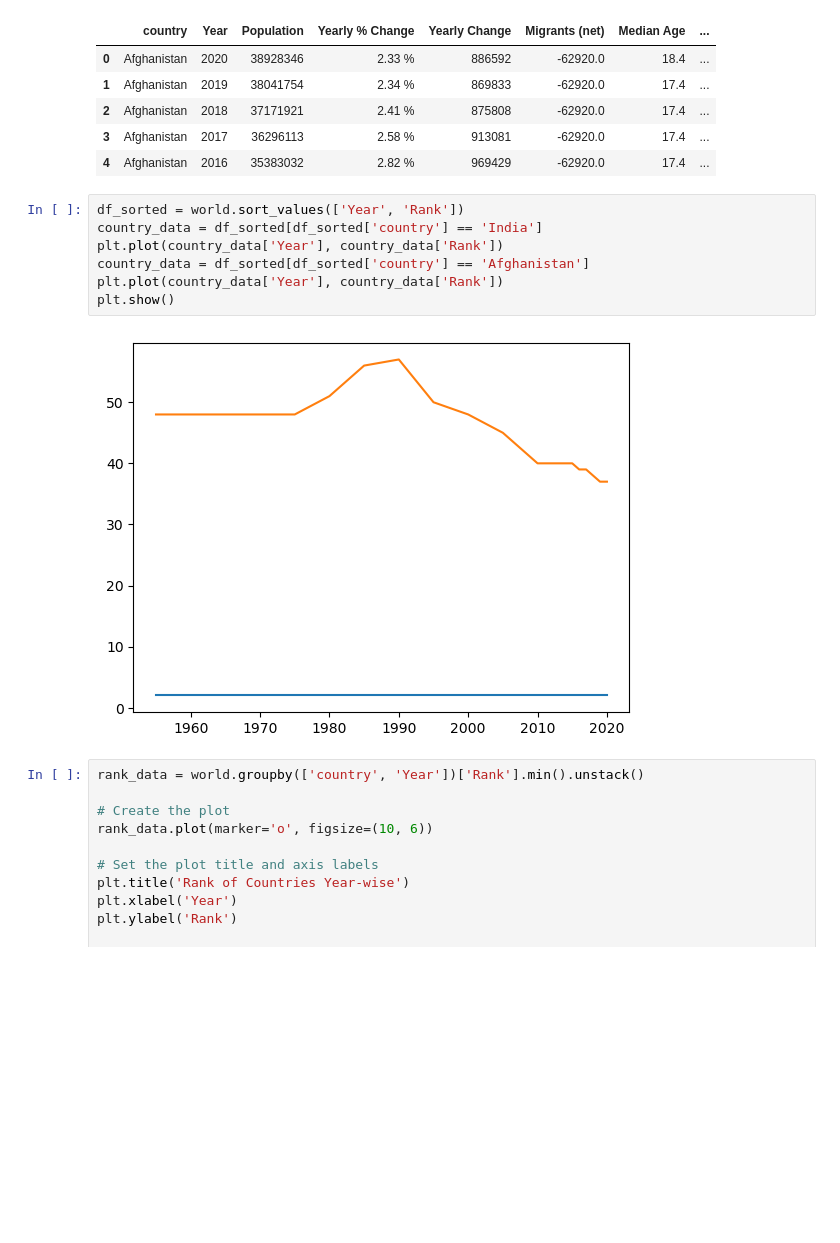
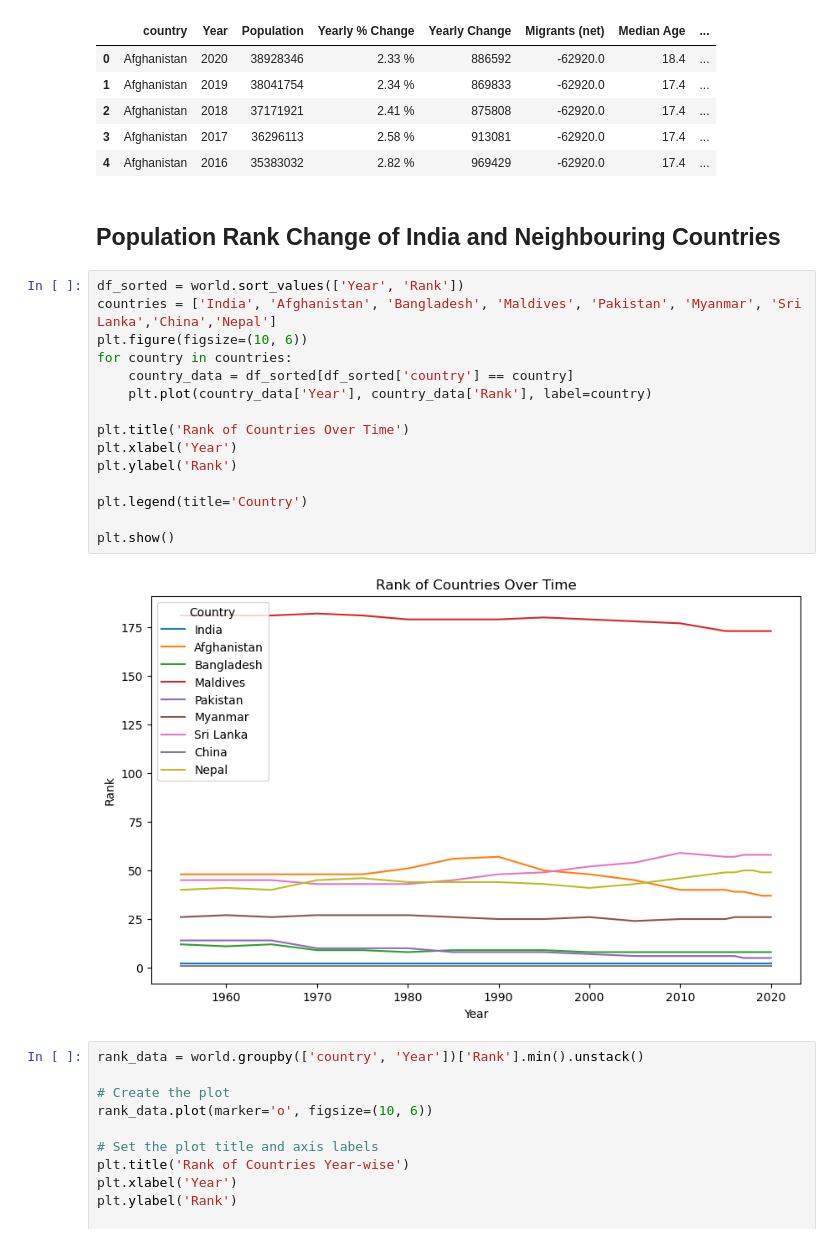
Before and after one commit to ShubhamGupta2505/MachineLearningPractice, a Jupyter notebook: eda-on-world-population-dataset.ipynb, the cells around one changed output. Drawn from its saved outputs; the diff is of its cells as text; blank space fills up the shorter version.

Commit message:
Kaggle Notebook | EDA on World Population Dataset | Version 3

```diff
--- a/eda-on-world-population-dataset.ipynb
+++ b/eda-on-world-population-dataset.ipynb
@@ -256,15 +271,25 @@ world.head()
 | 2 | Afghanistan | 2018 | 37171921 | 2.41 % | 875808 | -62920.0 | 17.4 | ... |
 | 3 | Afghanistan | 2017 | 36296113 | 2.58 % | 913081 | -62920.0 | 17.4 | ... |
 | 4 | Afghanistan | 2016 | 35383032 | 2.82 % | 969429 | -62920.0 | 17.4 | ... |
+# %% [markdown]
+## Population Rank Change of India and Neighbouring Countries
 # %%
 df_sorted = world.sort_values(['Year', 'Rank'])
-country_data = df_sorted[df_sorted['country'] == 'India']
-plt.plot(country_data['Year'], country_data['Rank'])
-country_data = df_sorted[df_sorted['country'] == 'Afghanistan']
-plt.plot(country_data['Year'], country_data['Rank'])
+countries = ['India', 'Afghanistan', 'Bangladesh', 'Maldives', 'Pakistan', 'Myanmar', 'Sri Lanka','China','Nepal']
+plt.figure(figsize=(10, 6))
+for country in countries:
+    country_data = df_sorted[df_sorted['country'] == country]
+    plt.plot(country_data['Year'], country_data['Rank'], label=country)
+
+plt.title('Rank of Countries Over Time')
+plt.xlabel('Year')
+plt.ylabel('Rank')
+
+plt.legend(title='Country')
+
 plt.show()
 # %% [output]
-[figure, old version]
+[figure, new version]
 # %%
 rank_data = world.groupby(['country', 'Year'])['Rank'].min().unstack()
 
```
Also changed, not shown: parts of 1 cell of this notebook.
